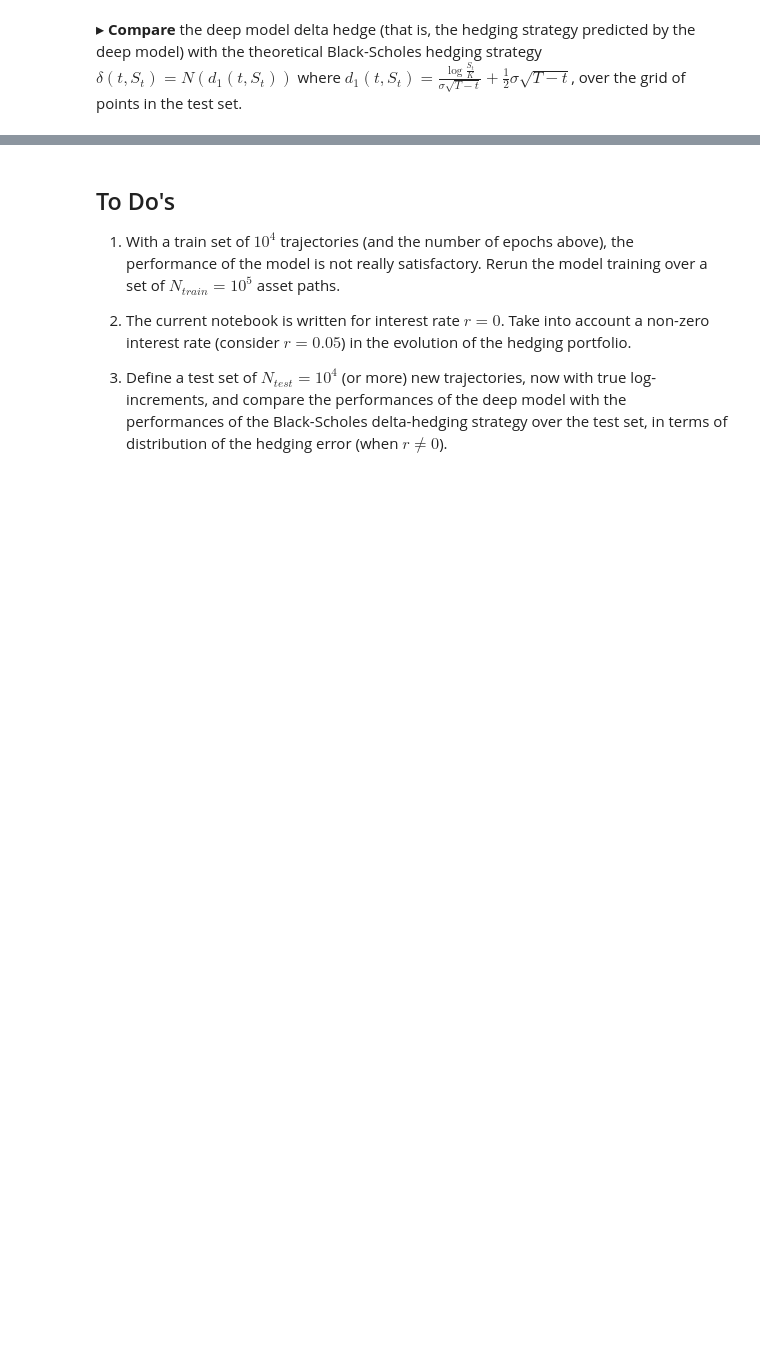
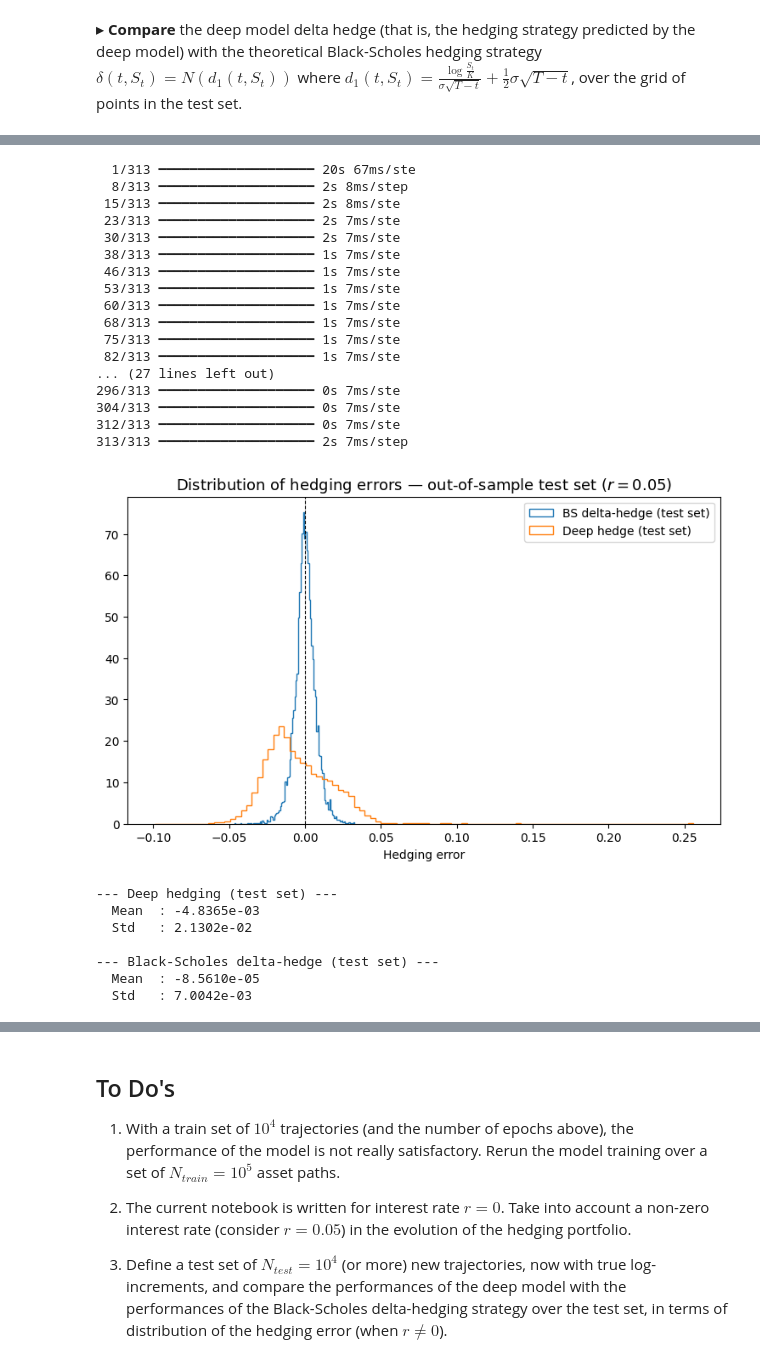
Before and after one commit to RaynorEtienn/Deep-Learning-in-Finance, a Jupyter notebook: Day 5/Deep_hedging.ipynb, the cells around one changed output, grey strips where cells are left out. Saved outputs shown, nothing was run; the diff lists cells and outputs as text; code cells hidden in the pictures; blank space fills up the shorter version.

```diff
--- a/Day 5/Deep_hedging.ipynb
+++ b/Day 5/Deep_hedging.ipynb
@@ -451,0 +519,77 @@ plt.show()
+# %%
+###############################################################
+# To Do 4 — Deep model hedging error on the test set
+###############################################################
+model_output_test = model_hedge_strat.predict(xtest_paths)  # type: ignore
+hedging_error_test_deep = model_output_test[:, 0]           # first output column = hedging error
+
+###############################################################
+# To Do 4 — Black-Scholes delta-hedging on the test set (r ≠ 0)
+###############################################################
+V_BS_test = priceBS * np.ones(N_test_paths)   # initialise BS portfolio at the BS price
+price_k_test = S0 * np.ones(N_test_paths)     # asset price at step k
+
+for k in range(N):
+    price_k1_test = price_k_test * np.exp(log_increments_test[k][:, 0])   # S_{t_{k+1}}
+
+    # Black-Scholes delta at current time and spot
+    tau = T - grid[k]
+    d_1 = (np.log(price_k_test / strike) + (r + 0.5 * sigma**2) * tau) / (sigma * np.sqrt(tau))
+    delta_BS_test = sps.norm.cdf(d_1)
+
+    # Self-financing portfolio evolution with r≠0
+    V_BS_test = (V_BS_test
+                 + r * (V_BS_test - delta_BS_test * price_k_test) * Delta_T
+                 + delta_BS_test * (price_k1_test - price_k_test))
+
+    price_k_test = price_k1_test
+
+hedging_error_test_BS = V_BS_test - np.maximum(price_k_test - strike, 0)
+
+###############################################################
+# Overlay histograms — out-of-sample comparison
+###############################################################
+plt.figure(figsize=(9, 5))
+plt.hist(hedging_error_test_BS, bins=int(np.sqrt(N_test_paths)), histtype='step',
+         density=True, label="BS delta-hedge (test set)")
+plt.hist(hedging_error_test_deep, bins=int(np.sqrt(N_test_paths)), histtype='step',
+         density=True, label="Deep hedge (test set)")
+plt.axvline(0, linestyle='--', linewidth=0.8, color='k')
+plt.title("Distribution of hedging errors — out-of-sample test set ($r = 0.05$)", fontsize=13)
+plt.xlabel("Hedging error")
+plt.legend(loc="best")
+plt.show()
+
+print("--- Deep hedging (test set) ---")
+print("  Mean  : %1.4e" % np.mean(hedging_error_test_deep))
+print("  Std   : %1.4e" % np.std(hedging_error_test_deep))
+
+print("\n--- Black-Scholes delta-hedge (test set) ---")
+print("  Mean  : %1.4e" % np.mean(hedging_error_test_BS))
+print("  Std   : %1.4e" % np.std(hedging_error_test_BS))
+# %% [output]
+  1/313 ━━━━━━━━━━━━━━━━━━━━ 20s 67ms/ste
+  8/313 ━━━━━━━━━━━━━━━━━━━━ 2s 8ms/step
+ 15/313 ━━━━━━━━━━━━━━━━━━━━ 2s 8ms/ste
+ 23/313 ━━━━━━━━━━━━━━━━━━━━ 2s 7ms/ste
+ 30/313 ━━━━━━━━━━━━━━━━━━━━ 2s 7ms/ste
+ 38/313 ━━━━━━━━━━━━━━━━━━━━ 1s 7ms/ste
+ 46/313 ━━━━━━━━━━━━━━━━━━━━ 1s 7ms/ste
+ 53/313 ━━━━━━━━━━━━━━━━━━━━ 1s 7ms/ste
+ 60/313 ━━━━━━━━━━━━━━━━━━━━ 1s 7ms/ste
+ 68/313 ━━━━━━━━━━━━━━━━━━━━ 1s 7ms/ste
+ 75/313 ━━━━━━━━━━━━━━━━━━━━ 1s 7ms/ste
+ 82/313 ━━━━━━━━━━━━━━━━━━━━ 1s 7ms/ste
+... (27 lines left out)
+296/313 ━━━━━━━━━━━━━━━━━━━━ 0s 7ms/ste
+304/313 ━━━━━━━━━━━━━━━━━━━━ 0s 7ms/ste
+312/313 ━━━━━━━━━━━━━━━━━━━━ 0s 7ms/ste
+313/313 ━━━━━━━━━━━━━━━━━━━━ 2s 7ms/step
+[figure, added]
+--- Deep hedging (test set) ---
+  Mean  : -4.8365e-03
+  Std   : 2.1302e-02
+
+--- Black-Scholes delta-hedge (test set) ---
+  Mean  : -8.5610e-05
+  Std   : 7.0042e-03
```
Also changed, not shown: parts of 18 cells of this notebook, 2 other files.
